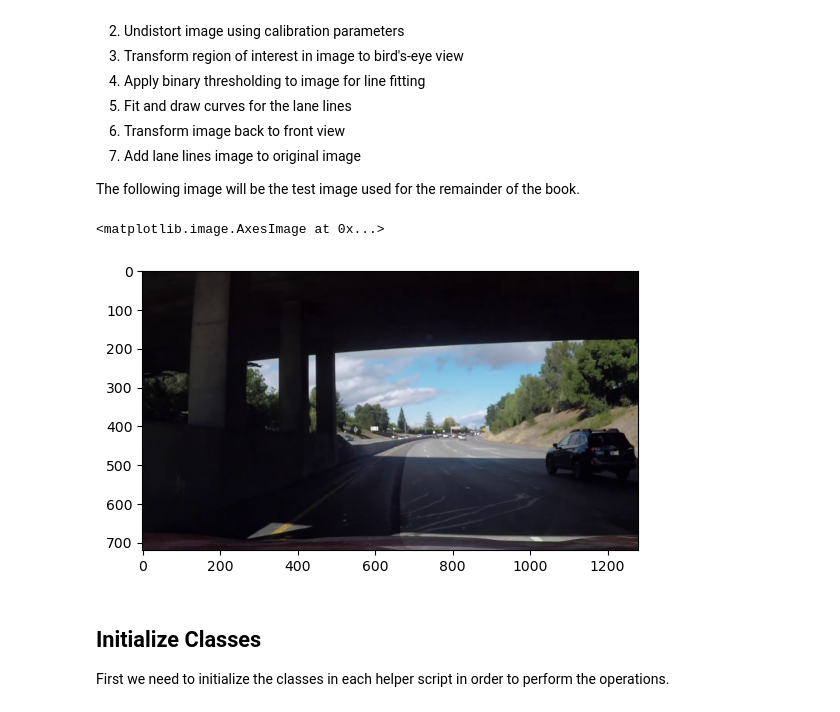
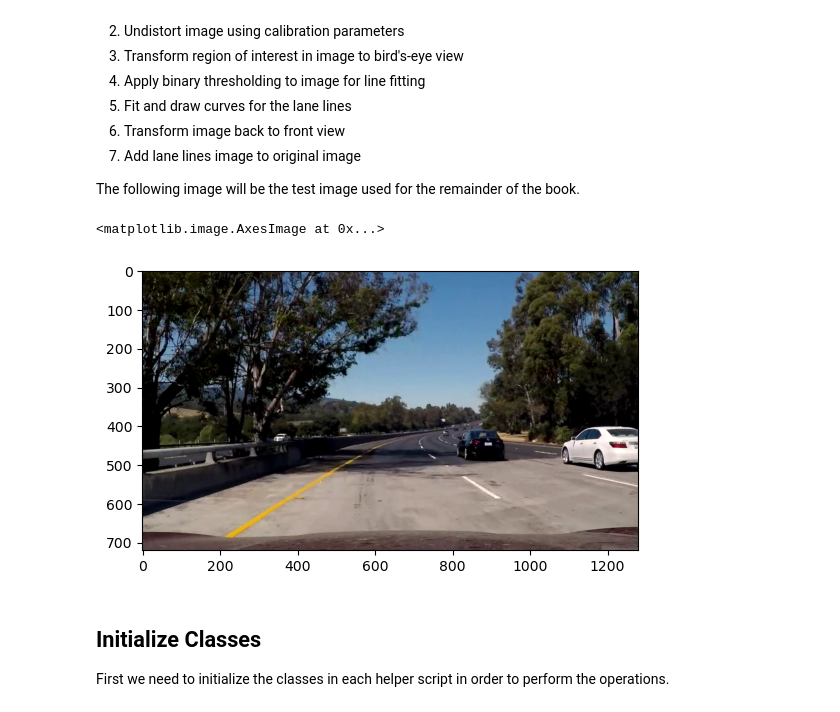
Before and after one commit to xFiveRivers/lane-detection-advanced, a Jupyter notebook: pipeline.ipynb, the cells around one changed output. Drawn from its saved outputs; the diff is of its cells as text; code cells hidden in the pictures.

```diff
--- a/pipeline.ipynb
+++ b/pipeline.ipynb
@@ -29,12 +29,12 @@ Here are the following steps in our pipeline:
 
 The following image will be the test image used for the remainder of the book.
 # %%
-orig_img = cv2.imread('output_media/debug/problem_frames/132_frame.png')
+orig_img = cv2.imread('output_media/debug/problem_frames/1031_frame.png')
 orig_img = cv2.cvtColor(orig_img, cv2.COLOR_BGR2RGB)
 plt.imshow(orig_img)
 # %% [output]
 <matplotlib.image.AxesImage at 0x...>
-[figure, old version]
+[figure, new version]
 # %% [markdown]
 ## Initialize Classes
 
```
Also changed, not shown: parts of 6 cells of this notebook, 7 other files.
